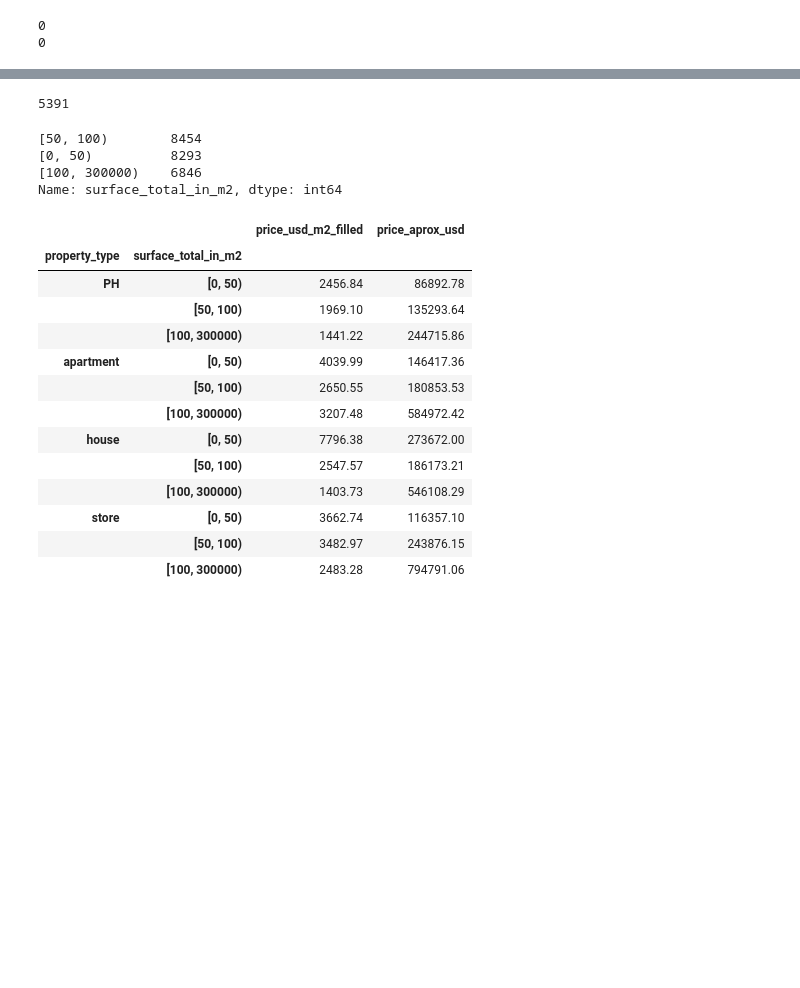
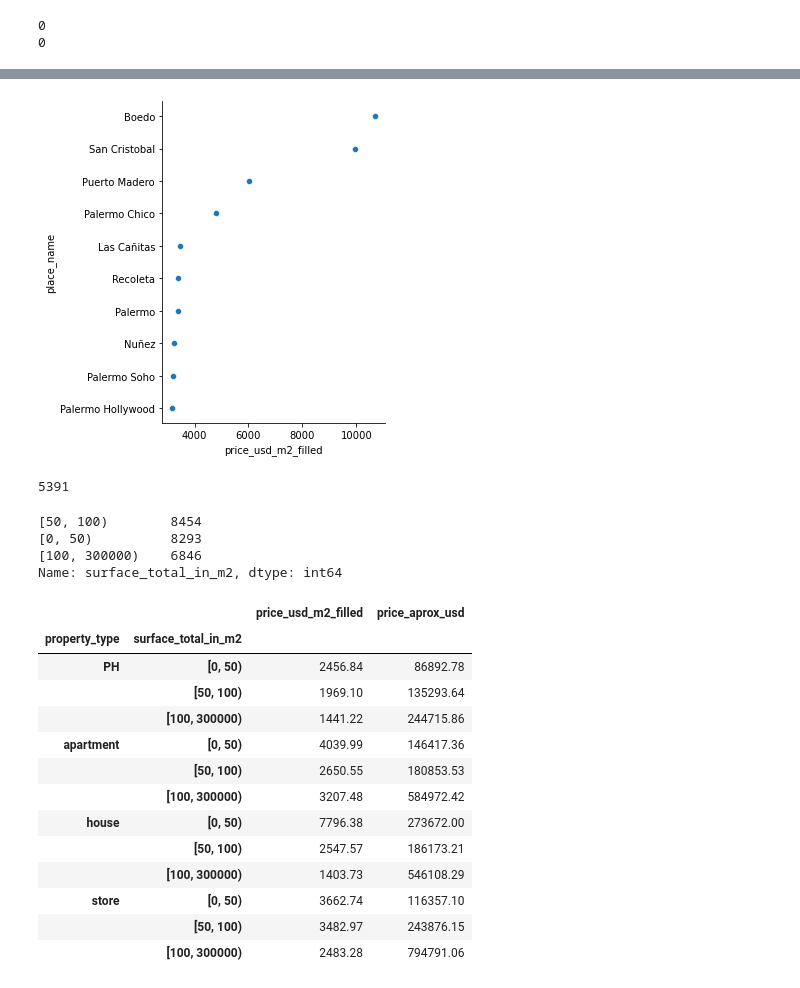
Before and after one commit to huguito22/TPintegradorDH, a Jupyter notebook: Grupo 4 - TP 1.ipynb, the cells around one changed output, grey strips where cells are left out. Saved outputs shown, nothing was run; the diff lists cells and outputs as text; code cells hidden in the pictures; blank space fills up the shorter version.

```diff
--- a/Grupo 4 - TP 1.ipynb
+++ b/Grupo 4 - TP 1.ipynb
@@ -189,0 +190,6 @@ print(data_caba.price_m2_filled.isnull().sum())
+# %%
+#Lo convertimos a data frame y filtramos por top 10.
+precio_m2_usd_por_barrio.to_frame()
+df = pd.DataFrame([preci_m2_usd_por_barrio]).T
+df2 = df.nlargest(10, 'price_usd_m2_filled')
+df2
@@ -190,3 +209,17 @@ print(data_caba.price_m2_filled.isnull().sum())
+# %%
+#Graficamos
+import seaborn as sns
+import matplotlib
+import matplotlib.pyplot as plt
+
+sns.relplot(x = 'price_usd_m2_filled', y = 'place_name', data = df2, palette = 'ch:r=-0.5, l= 0.95')
+
+
+
+
+plt.show()
+# %% [output]
+[figure, added]
 # %%
 # Completamos los mts2 vacios con la informacion de price_usd_per_m2 (superficie total) / price_aprox_usd a completrar en la columna surface_total_in_m2
 
```
Also changed, not shown: parts of 34 cells of this notebook.
